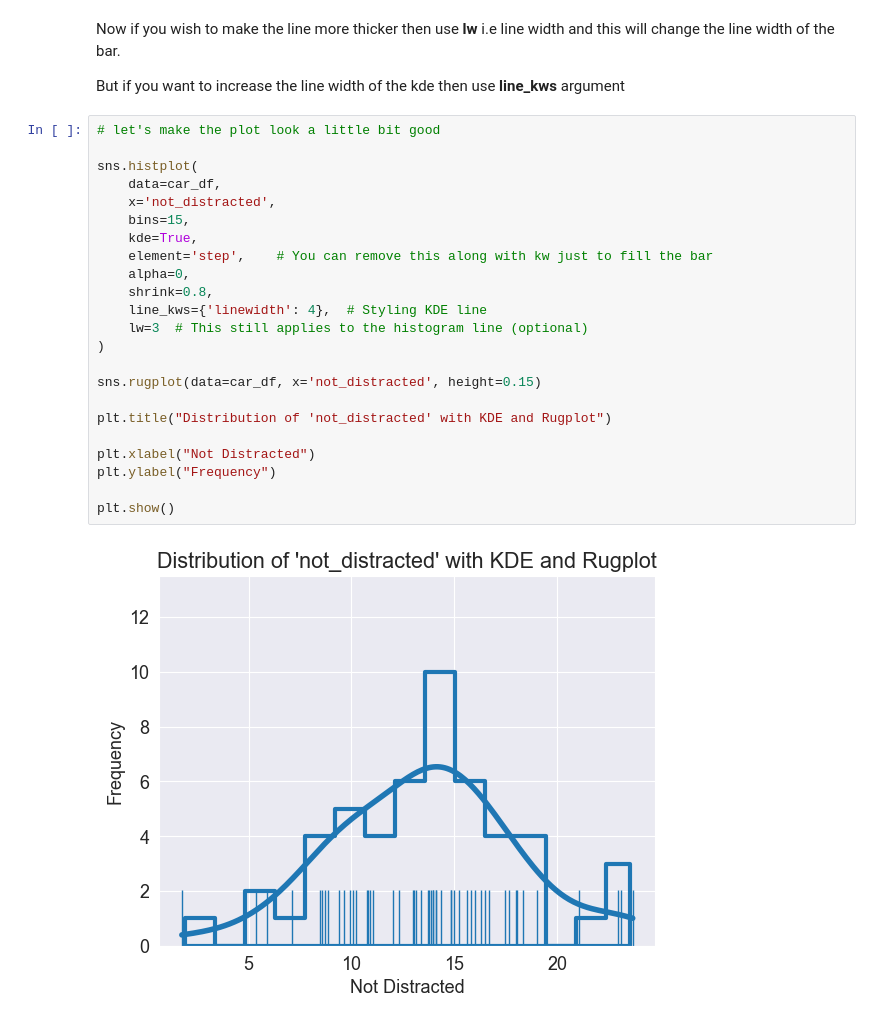
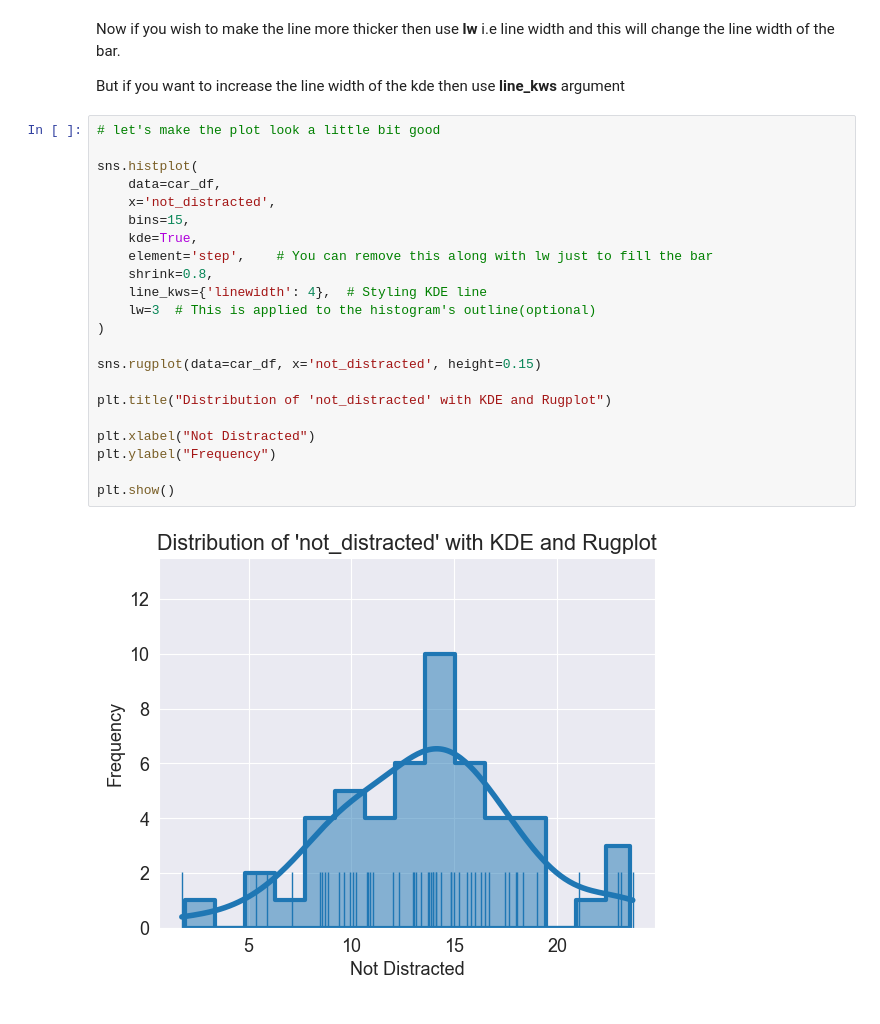
Before and after one commit to piyush-verma020/Data-Analysis, a Jupyter notebook: Data_analysis_further_notes.ipynb, the cells around one changed output. Drawn from its saved outputs; the diff is of its cells as text.

```diff
--- a/Data_analysis_further_notes.ipynb
+++ b/Data_analysis_further_notes.ipynb
@@ -553,26 +553,25 @@ But if you want to increase the line width of the kde then use **line_kws** argu
 # %%
 # let's make the plot look a little bit good
 
 sns.histplot(
     data=car_df,
     x='not_distracted',
     bins=15,
     kde=True,
-    element='step',    # You can remove this along with kw just to fill the bar
-    alpha=0,
+    element='step',    # You can remove this along with lw just to fill the bar
     shrink=0.8,
     line_kws={'linewidth': 4},  # Styling KDE line
-    lw=3  # This still applies to the histogram line (optional)
+    lw=3  # This is applied to the histogram's outline(optional)
 )
 
 sns.rugplot(data=car_df, x='not_distracted', height=0.15)
 
 plt.title("Distribution of 'not_distracted' with KDE and Rugplot")
 
 plt.xlabel("Not Distracted")
 plt.ylabel("Frequency")
 
 plt.show()
 # %% [output]
-[figure, old version]
+[figure, new version]
 # %%
```
Also changed, not shown: parts of 12 cells of this notebook.
